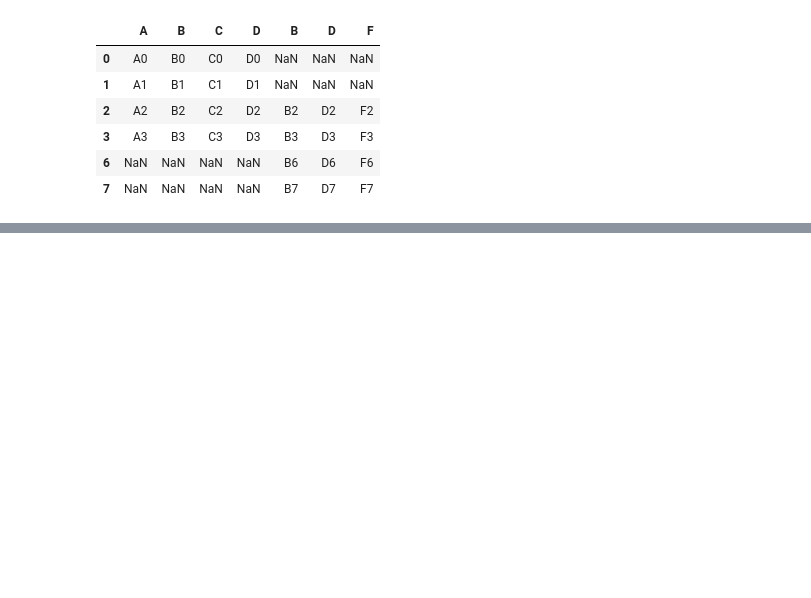
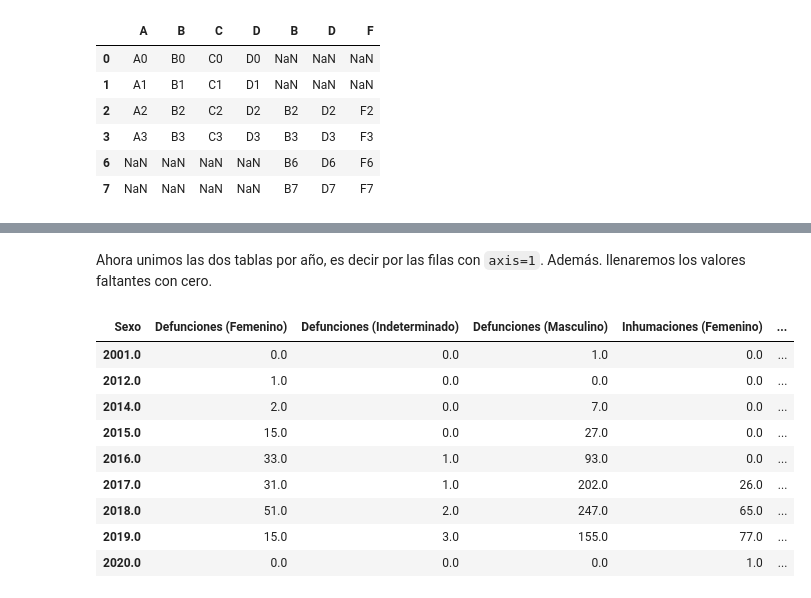
Before and after one commit to mar-esther23/CursoPandas2023, a Jupyter notebook: CP6-Analisis.ipynb, the cells around one changed output, grey strips where cells are left out. Cells and saved outputs as stored; diff of their text form; code cells hidden in the pictures; blank space fills up the shorter version.

```diff
--- a/CP6-Analisis.ipynb
+++ b/CP6-Analisis.ipynb
@@ -571,0 +703,7 @@ pd.concat([df1,df2], axis=1)
+# %%
+sexo_defuncion = df.pivot_table(index='Fecha_defunción_año',columns='Sexo', aggfunc='size') \
+                   .rename(columns={'Femenino':'Defunciones (Femenino)',
+                                    'Indeterminado':'Defunciones (Indeterminado)',
+                                    'Masculino':'Defunciones (Masculino)',
+                           })
+sexo_defuncion
@@ -571,0 +721,7 @@ pd.concat([df1,df2], axis=1)
+# %%
+sexo_inhumacion = df.pivot_table(index='Fecha_inhumacion_año',columns='Sexo', aggfunc='size') \
+                   .rename(columns={'Femenino':'Inhumaciones (Femenino)',
+                                    'Indeterminado':'Inhumaciones (Indeterminado)',
+                                    'Masculino':'Inhumaciones (Masculino)',
+                           })
+sexo_inhumacion
@@ -571,0 +735,16 @@ pd.concat([df1,df2], axis=1)
+# %% [markdown]
+Ahora unimos las dos tablas por año, es decir por las filas con `axis=1`.
+Además. llenaremos los valores faltantes con cero.
+# %%
+pd.concat([sexo_defuncion,sexo_inhumacion], axis=1).fillna(0)
+# %% [output]
+| Sexo | Defunciones (Femenino) | Defunciones (Indeterminado) | Defunciones (Masculino) | Inhumaciones (Femenino) | ... |
+| 2001.0 | 0.0 | 0.0 | 1.0 | 0.0 | ... |
+| 2012.0 | 1.0 | 0.0 | 0.0 | 0.0 | ... |
+| 2014.0 | 2.0 | 0.0 | 7.0 | 0.0 | ... |
+| 2015.0 | 15.0 | 0.0 | 27.0 | 0.0 | ... |
+| 2016.0 | 33.0 | 1.0 | 93.0 | 0.0 | ... |
+| 2017.0 | 31.0 | 1.0 | 202.0 | 26.0 | ... |
+| 2018.0 | 51.0 | 2.0 | 247.0 | 65.0 | ... |
+| 2019.0 | 15.0 | 3.0 | 155.0 | 77.0 | ... |
+| 2020.0 | 0.0 | 0.0 | 0.0 | 1.0 | ... |
```
Also changed, not shown: parts of 36 cells of this notebook.
